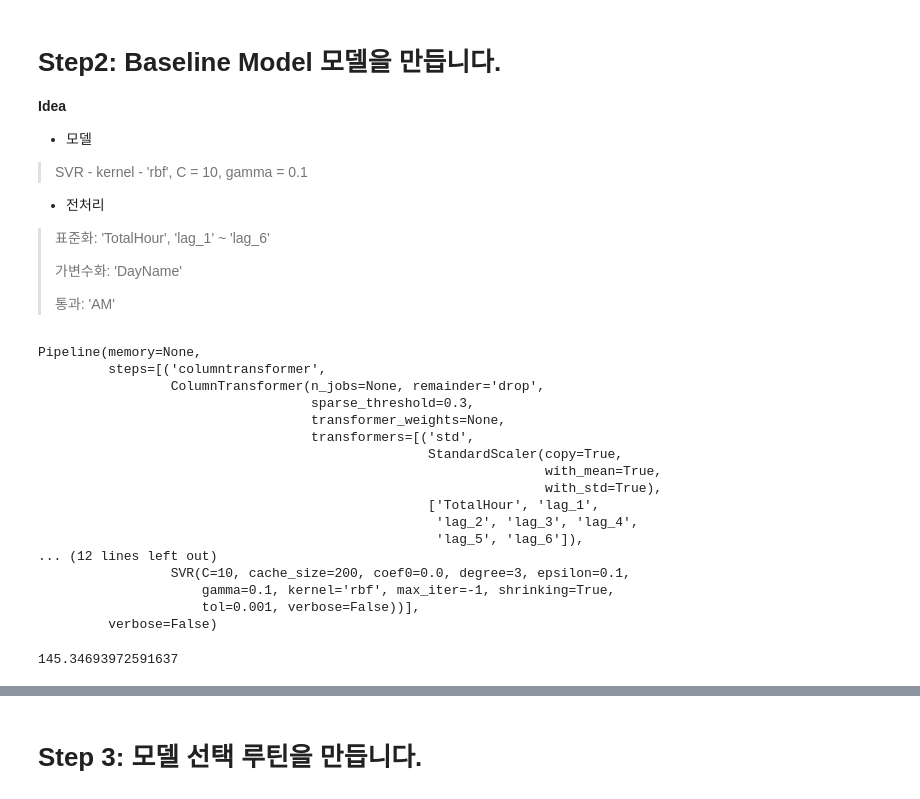
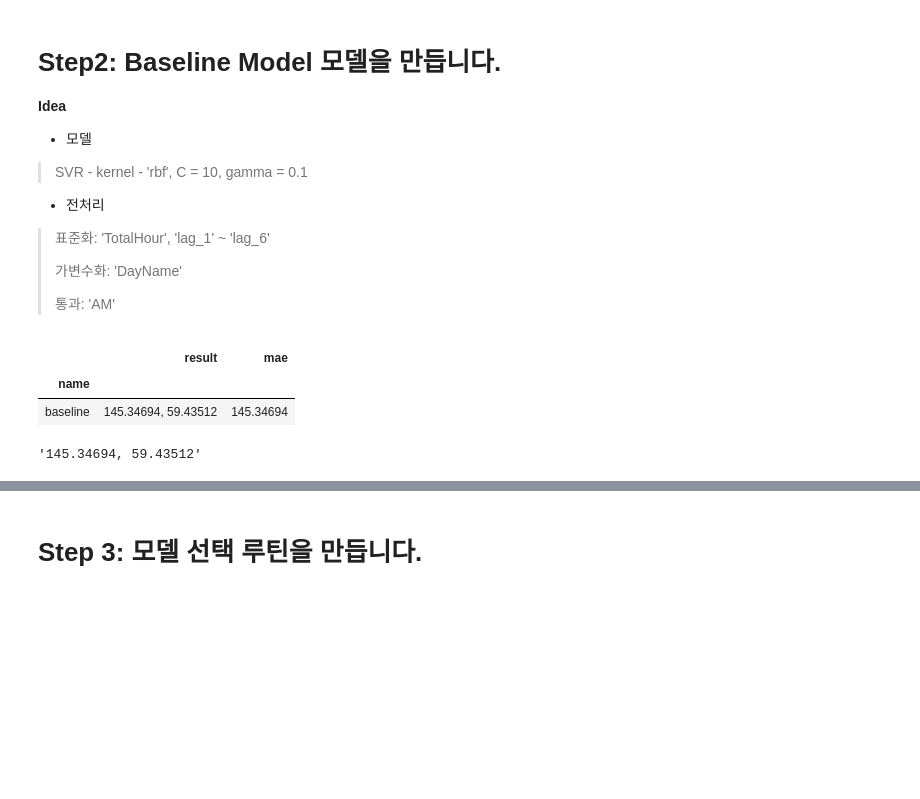
Before and after one commit to sunkusun9/DS_lv3_2507_2, a Jupyter notebook: sec_ds_lv3_prob3_kaggle.ipynb, the cells around one changed output, grey strips where cells are left out. Saved outputs shown, nothing was run; the diff lists cells and outputs as text; code cells hidden in the pictures; blank space fills up the shorter version.

Commit message:
Day1 Kaggle 문제 Step3까지 풀이올립니다.

```diff
--- a/sec_ds_lv3_prob3_kaggle.ipynb
+++ b/sec_ds_lv3_prob3_kaggle.ipynb
@@ -197,6 +202,7 @@ np.array(X_all)
 from sklearn.compose import ColumnTransformer
 from sklearn.pipeline import make_pipeline
 from sklearn.preprocessing import StandardScaler, OneHotEncoder
+from sklearn.svm import SVR
 from sklearn.metrics import mean_absolute_error
 
 s_hist = list()
@@ -214,8 +220,24 @@ def eval_model(model_name, reg):
     Returns: str
         검증 결과(df_valid, df_train의 MAE)
     """
-
-    return ""
+    # 1. HoldOut 검증 - df_train으로 학습하고
+    reg.fit(df_train[X_all], df_train['target'])
+    # 2. df_valid, df_train 에 대한 예측결과에 대한 MAE를 구합니다.
+    mae = mean_absolute_error(
+        df_valid['target'], reg.predict(df_valid[X_all])
+    )
+    result_str = "{:.5f}, {:.5f}".format(
+        mae, mean_absolute_error(
+            df_train['target'], reg.predict(df_train[X_all])
+        )
+    )
+    s_hist.append(
+        pd.Series([model_name, result_str, mae], index =['name', 'result', 'mae'])
+    )
+    display(
+        pd.DataFrame(s_hist).groupby('name').last().sort_values('mae')
+    )
+    return result_str
 
 def select_model(reg):
     """
@@ -228,8 +250,19 @@ def select_model(reg):
     Returns: 1차원 np.ndarray
         예측 결과
     """
-
-    return 0
+    # 1. 전체 학습데이터(df_prob6_train)로 학습을 합니다.
+    reg.fit(df_prob6_train[X_all], df_prob6_train['target'])
+    # 2. df_prob6_test에 대한 예측을 합니다.
+    prd = reg.predict(df_prob6_test[X_all])
+    # 3. 예측 결과를 출력양식( DateHour, TotalHour)에 맞춰 csv파일을 만듭니다.
+    pd.DataFrame({
+        'DateHour': df_prob6_test['DateHour'],
+        'TotalHour': prd
+    }).to_csv(
+        'answer6.csv',
+        index = None
+    )
+    return prd
 # %% [markdown]
 # Step2: Baseline Model 모델을 만듭니다.
 
@@ -245,41 +278,17 @@ def select_model(reg):
 >
 >통과: 'AM'
 # %%
-from sklearn.compose import ColumnTransformer
-from sklearn.pipeline import make_pipeline
-from sklearn.preprocessing import StandardScaler, OneHotEncoder
-from sklearn.svm import SVR
-from sklearn.metrics import mean_absolute_error
 ct = ColumnTransformer([
     ('std', StandardScaler(),['TotalHour'] + ['lag_{}'.format(i) for i in range(1, 7)]),
     ('ohe', OneHotEncoder(categories='auto'), ['DayName']),
     ('pt', 'passthrough', ['AM'])
 ])
 reg_svr = make_pipeline(
     ct, SVR(kernel ='rbf', C= 10, gamma = 0.1)
 )
-reg_svr.fit(df_train[X_all], df_train['target'])
+eval_model('baseline', reg_svr)
 # %% [output]
+|  | result | mae |
+| name |  |  |
+| baseline | 145.34694, 59.43512 | 145.34694 |
-Pipeline(memory=None,
-         steps=[('columntransformer',
-                 ColumnTransformer(n_jobs=None, remainder='drop',
-                                   sparse_threshold=0.3,
-                                   transformer_weights=None,
-                                   transformers=[('std',
-                                                  StandardScaler(copy=True,
-                                                                 with_mean=True,
-                                                                 with_std=True),
-                                                  ['TotalHour', 'lag_1',
-                                                   'lag_2', 'lag_3', 'lag_4',
-                                                   'lag_5', 'lag_6']),
-... (12 lines left out)
-                 SVR(C=10, cache_size=200, coef0=0.0, degree=3, epsilon=0.1,
-                     gamma=0.1, kernel='rbf', max_iter=-1, shrinking=True,
-                     tol=0.001, verbose=False))],
-         verbose=False)
+'145.34694, 59.43512'
-# %%
-mean_absolute_error(
-    df_valid['target'], reg_svr.predict(df_valid[X_all])
-)
-# %% [output]
-145.34693972591637
```
Also changed, not shown: parts of 4 cells of this notebook.
